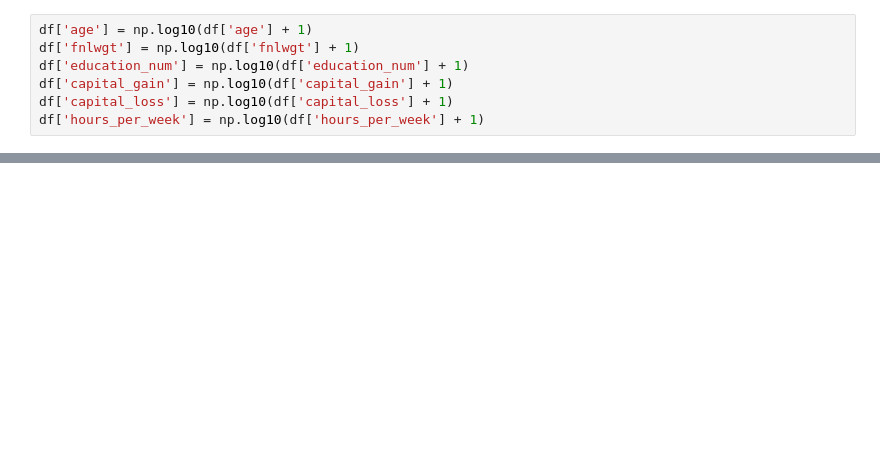
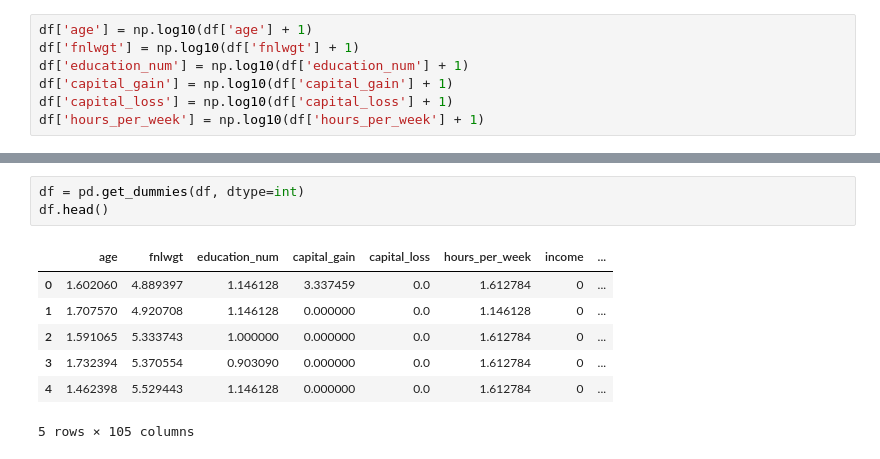
Before and after one commit to KarimAly12/AdultDataset, a Jupyter notebook: YearlySalaryPrediction.ipynb, the cells around one changed output, grey strips where cells are left out. Cells and saved outputs as stored; diff of their text form; blank space fills up the shorter version.

```diff
--- a/YearlySalaryPrediction.ipynb
+++ b/YearlySalaryPrediction.ipynb
@@ -309,0 +311,11 @@ plt.show()
+# %%
+df = pd.get_dummies(df, dtype=int)
+df.head()
+# %% [output]
+|  | age | fnlwgt | education_num | capital_gain | capital_loss | hours_per_week | income | ... |
+| 0 | 1.602060 | 4.889397 | 1.146128 | 3.337459 | 0.0 | 1.612784 | 0 | ... |
+| 1 | 1.707570 | 4.920708 | 1.146128 | 0.000000 | 0.0 | 1.146128 | 0 | ... |
+| 2 | 1.591065 | 5.333743 | 1.000000 | 0.000000 | 0.0 | 1.612784 | 0 | ... |
+| 3 | 1.732394 | 5.370554 | 0.903090 | 0.000000 | 0.0 | 1.612784 | 0 | ... |
+| 4 | 1.462398 | 5.529443 | 1.146128 | 0.000000 | 0.0 | 1.612784 | 0 | ... |
+5 rows × 105 columns
```
Also changed, not shown: parts of 6 cells of this notebook.
